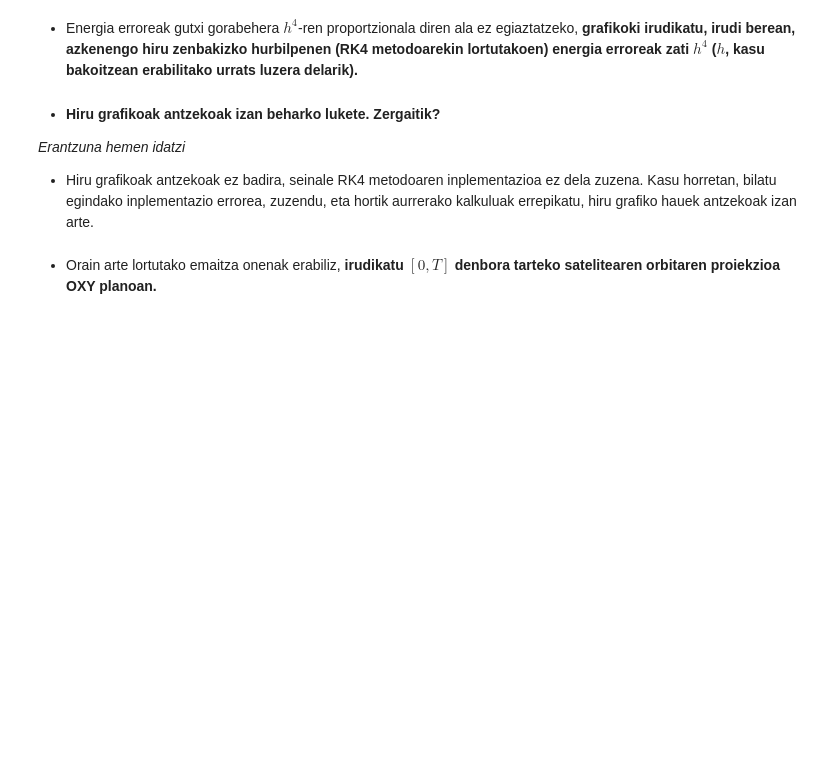
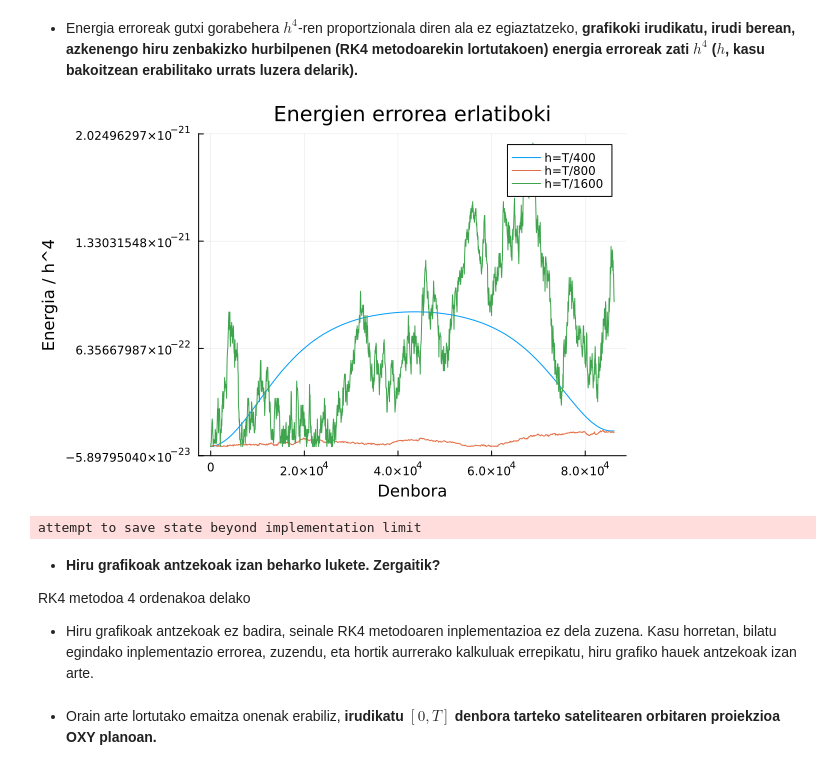
Before and after one commit to notoier/UPV-3.MAILA, a Jupyter notebook: Zientziarako Konputazioa/2.Gaia/2.Gaia 4.Atala/lab24.ipynb, the cells around one changed output. Drawn from its saved outputs; the diff is of its cells as text; code cells hidden in the pictures; blank space fills up the shorter version.

```diff
--- a/Zientziarako Konputazioa/2.Gaia/2.Gaia 4.Atala/lab24.ipynb
+++ b/Zientziarako Konputazioa/2.Gaia/2.Gaia 4.Atala/lab24.ipynb
@@ -267,10 +307,16 @@ _Erroreak gutxi gorabehera zati 16 egiten direla dirudi. RK4 metodoa 4 ordenakoa
 # %% [markdown]
 - Energia erroreak gutxi gorabehera $h^4$-ren proportzionala diren ala ez egiaztatzeko, **grafikoki irudikatu, irudi berean, azkenengo hiru zenbakizko hurbilpenen (RK4 metodoarekin lortutakoen) energia erroreak zati $h^4$ ($h$, kasu bakoitzean erabilitako urrats luzera delarik).**
+# %%
+plot(tt, energia1_err ./ (T/400)^4, title="Energien errorea erlatiboki", xlabel="Denbora", ylabel="Energia / h^4", label="h=T/400")
+plot!(tt2, energia2_err ./ (T/800)^4, label="h=T/800")
+plot!(tt3, energia3_err ./ (T/1600)^4, label="h=T/1600")
+# %% [output]
+[figure, added]
+attempt to save state beyond implementation limit
 # %% [markdown]
 - **Hiru grafikoak antzekoak izan beharko lukete. Zergaitik?**
 
-_Erantzuna hemen idatzi_
-
+RK4 metodoa 4 ordenakoa delako
 
 - Hiru grafikoak antzekoak ez badira, seinale RK4 metodoaren inplementazioa ez dela zuzena. Kasu horretan, bilatu egindako inplementazio errorea, zuzendu, eta hortik aurrerako kalkuluak errepikatu, hiru grafiko hauek antzekoak izan arte.
 # %% [markdown]
```
Also changed, not shown: parts of 17 cells of this notebook, 11 other files.
